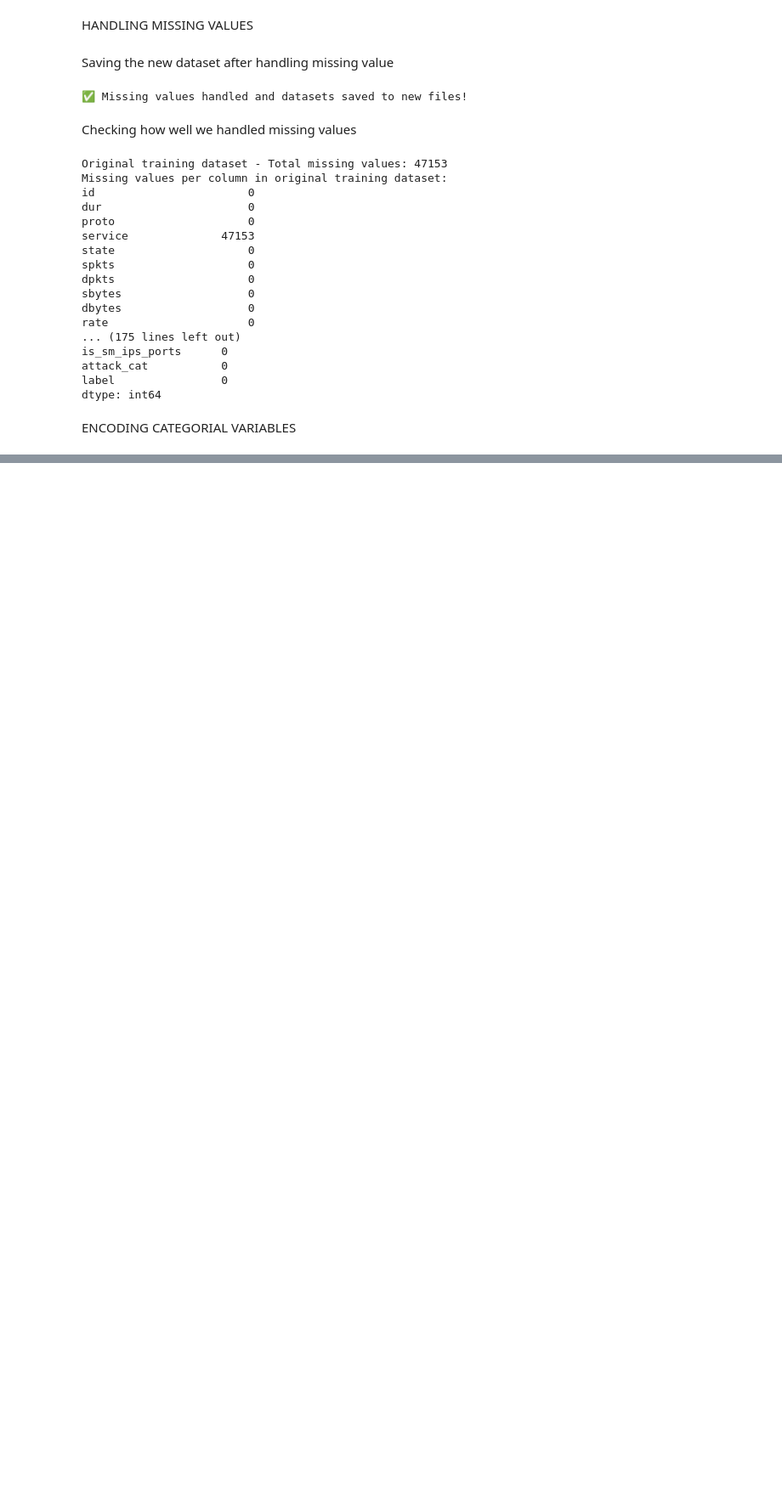
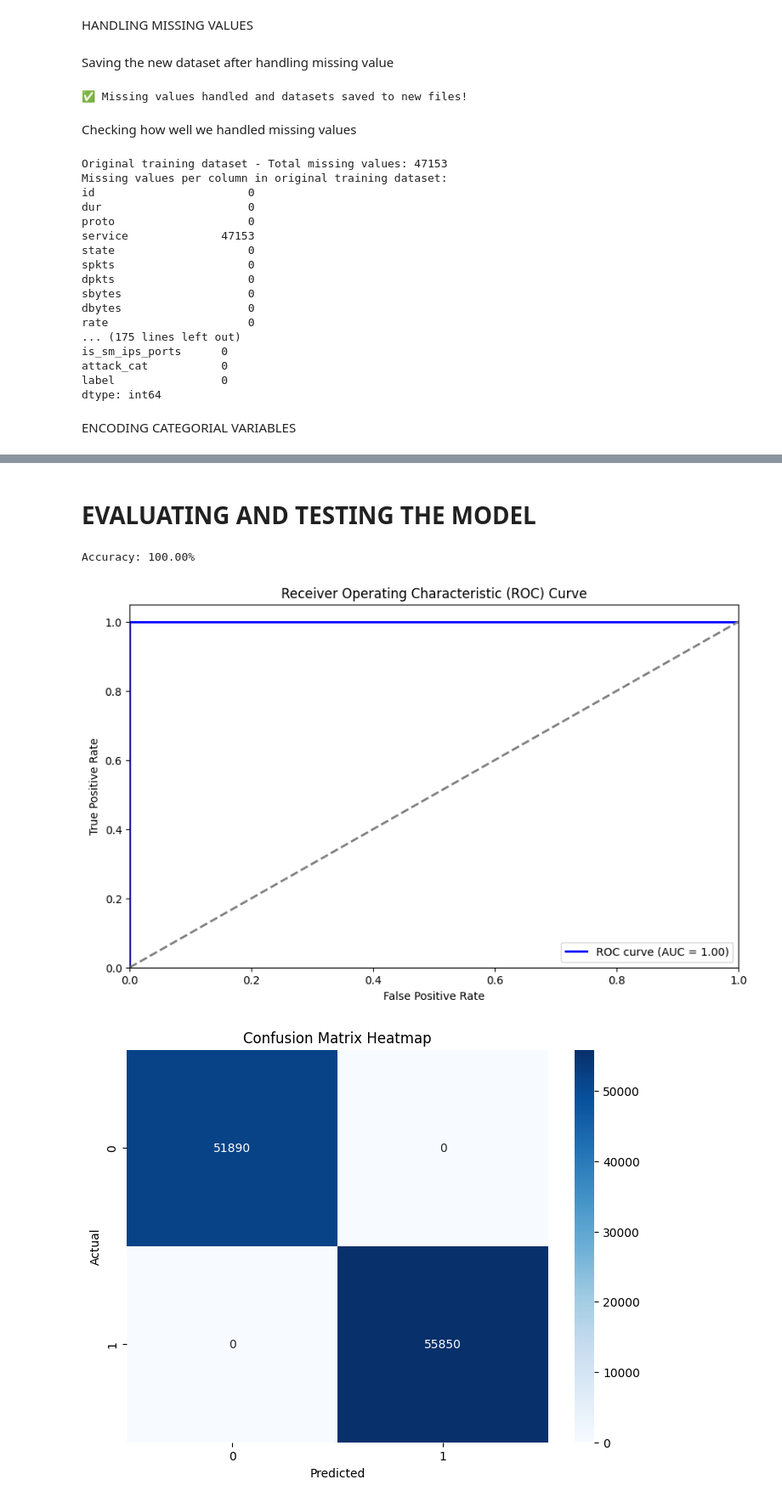
Before and after one commit to GarvSrivastava/ML-PROJECT, a Jupyter notebook: mlmodel.ipynb, the cells around one changed output, grey strips where cells are left out. Shown: that part at 85% size. Cells and saved outputs as stored; diff of their text form; code cells hidden in the pictures; blank space fills up the shorter version.

```diff
--- a/mlmodel.ipynb
+++ b/mlmodel.ipynb
@@ -186,0 +242,47 @@ print("✅ Categorical encoding completed with high-cardinality handling! Datase
+# %% [markdown]
+# EVALUATING AND TESTING THE MODEL
+# %%
+# 1. Accuracy
+accuracy = accuracy_score(y_test, y_test_pred)
+print(f"Accuracy: {accuracy * 100:.2f}%")
+
+# 2. Plot AUC-ROC Curve
+# Binarize the labels for multi-class classification (if applicable)
+lb = LabelBinarizer()
+y_test_bin = lb.fit_transform(y_test)
+y_val_bin = lb.transform(y_val)
+
+# Get probability predictions for AUC-ROC curve (output of Decision Tree for each class)
+y_test_prob = dt_model.predict_proba(X_test)[:, 1]  # Probability for the positive class
+
+# Plot ROC curve
+fpr, tpr, _ = roc_curve(y_test_bin, y_test_prob)
+roc_auc = roc_auc_score(y_test_bin, y_test_prob)
+
+plt.figure(figsize=(10, 6))
+plt.plot(fpr, tpr, color='blue', lw=2, label=f'ROC curve (AUC = {roc_auc:.2f})')
+plt.plot([0, 1], [0, 1], color='gray', lw=2, linestyle='--')
+plt.xlim([0.0, 1.0])
+plt.ylim([0.0, 1.05])
+plt.xlabel('False Positive Rate')
+plt.ylabel('True Positive Rate')
+plt.title('Receiver Operating Characteristic (ROC) Curve')
+plt.legend(loc='lower right')
+plt.show()
+
+# 3. Confusion Matrix Heatmap
+conf_matrix = confusion_matrix(y_test, y_test_pred)
+
+plt.figure(figsize=(8, 6))
+sns.heatmap(conf_matrix, annot=True, fmt='d', cmap="Blues", xticklabels=lb.classes_, yticklabels=lb.classes_)
+plt.title("Confusion Matrix Heatmap")
+plt.xlabel("Predicted")
+plt.ylabel("Actual")
+plt.show()
+
+# 4. Precision, Recall, F1 Scores
+print("\nClassification Report:\n", classification_report(y_test, y_test_pred))
+# %% [output]
+Accuracy: 100.00%
+[figure, added]
+[figure, added]
```
Also changed, not shown: parts of 5 cells of this notebook.
